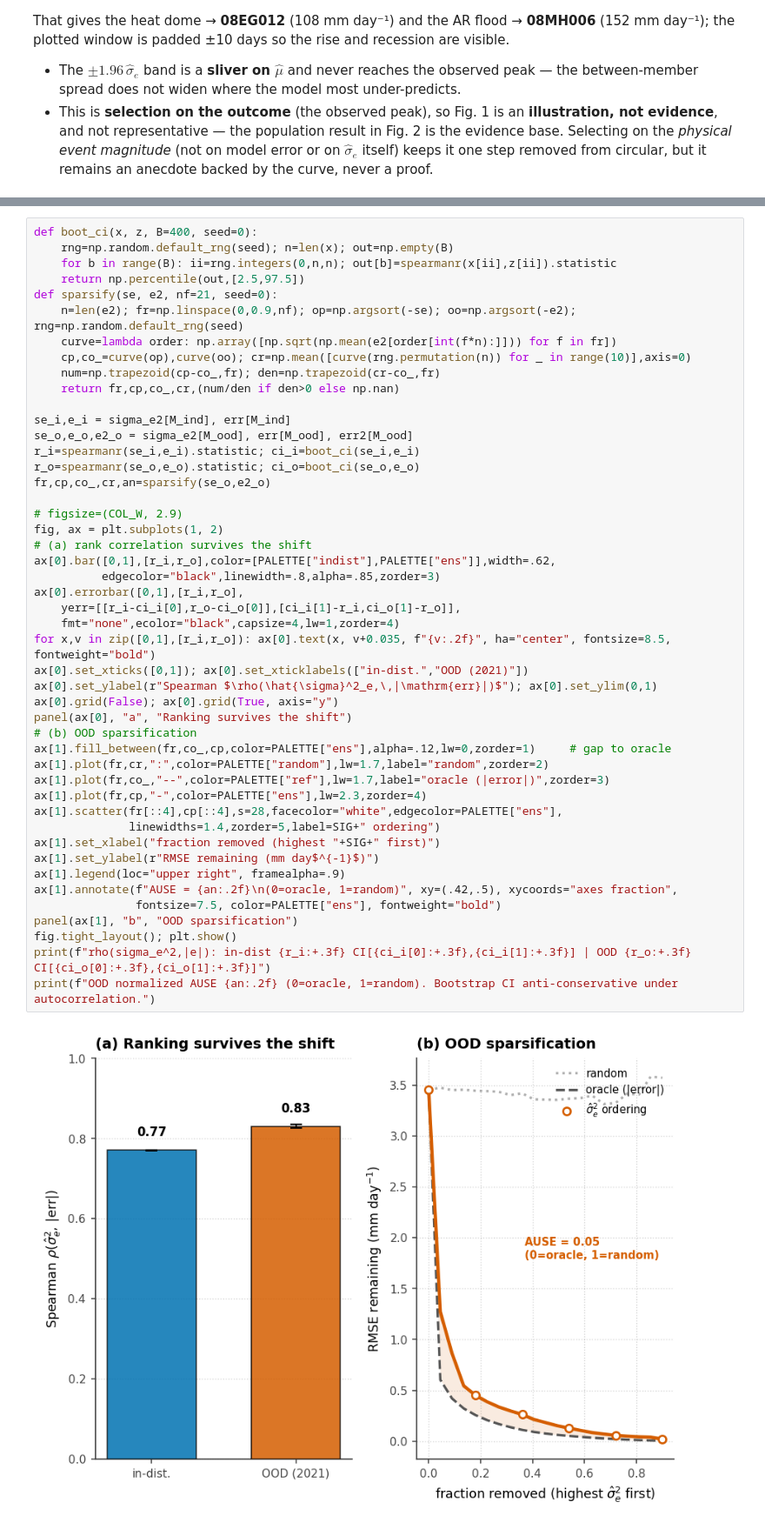
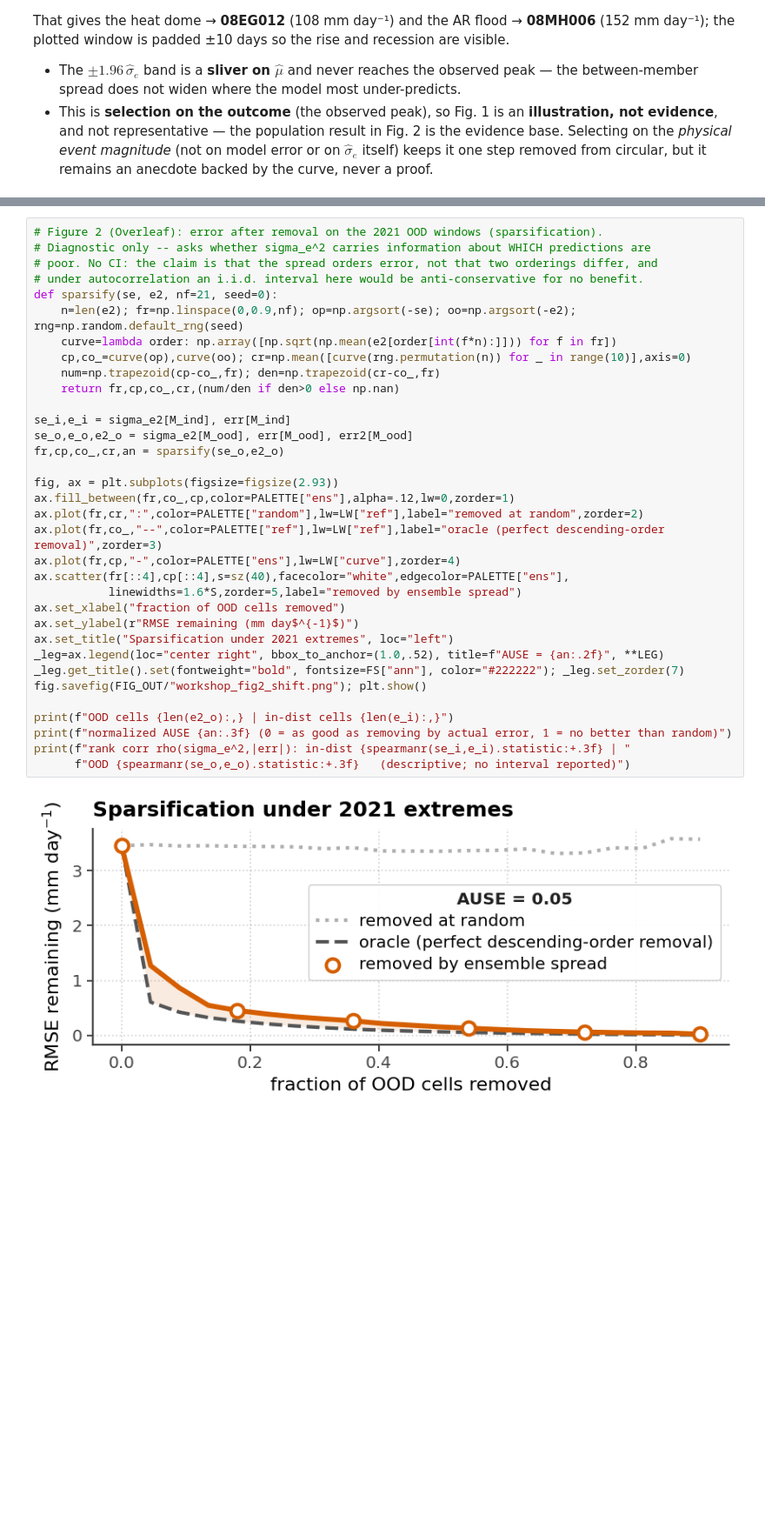
Before and after one commit to TWilson05/EA-LSTM-Streamflow, a Jupyter notebook: notebooks/workshop_figures.ipynb, the cells around one changed output, grey strips where cells are left out. Shown at 87% size. Cells and saved outputs as stored; diff of their text form; blank space fills up the shorter version.

```diff
--- a/notebooks/workshop_figures.ipynb
+++ b/notebooks/workshop_figures.ipynb
@@ -192,49 +311,36 @@ all 269 basins, test period; n per decile 68,359-101,657
 # %%
-def boot_ci(x, z, B=400, seed=0):
-    rng=np.random.default_rng(seed); n=len(x); out=np.empty(B)
-    for b in range(B): ii=rng.integers(0,n,n); out[b]=spearmanr(x[ii],z[ii]).statistic
-    return np.percentile(out,[2.5,97.5])
+# Figure 2 (Overleaf): error after removal on the 2021 OOD windows (sparsification).
+# Diagnostic only -- asks whether sigma_e^2 carries information about WHICH predictions are
+# poor. No CI: the claim is that the spread orders error, not that two orderings differ, and
+# under autocorrelation an i.i.d. interval here would be anti-conservative for no benefit.
 def sparsify(se, e2, nf=21, seed=0):
     n=len(e2); fr=np.linspace(0,0.9,nf); op=np.argsort(-se); oo=np.argsort(-e2); rng=np.random.default_rng(seed)
     curve=lambda order: np.array([np.sqrt(np.mean(e2[order[int(f*n):]])) for f in fr])
     cp,co_=curve(op),curve(oo); cr=np.mean([curve(rng.permutation(n)) for _ in range(10)],axis=0)
     num=np.trapezoid(cp-co_,fr); den=np.trapezoid(cr-co_,fr)
     return fr,cp,co_,cr,(num/den if den>0 else np.nan)
 
 se_i,e_i = sigma_e2[M_ind], err[M_ind]
 se_o,e_o,e2_o = sigma_e2[M_ood], err[M_ood], err2[M_ood]
-r_i=spearmanr(se_i,e_i).statistic; ci_i=boot_ci(se_i,e_i)
-r_o=spearmanr(se_o,e_o).statistic; ci_o=boot_ci(se_o,e_o)
-fr,cp,co_,cr,an=sparsify(se_o,e2_o)
+fr,cp,co_,cr,an = sparsify(se_o,e2_o)
 
-# figsize=(COL_W, 2.9)
-fig, ax = plt.subplots(1, 2)
-# (a) rank correlation survives the shift
-ax[0].bar([0,1],[r_i,r_o],color=[PALETTE["indist"],PALETTE["ens"]],width=.62,
-          edgecolor="black",linewidth=.8,alpha=.85,zorder=3)
-ax[0].errorbar([0,1],[r_i,r_o],
-    yerr=[[r_i-ci_i[0],r_o-ci_o[0]],[ci_i[1]-r_i,ci_o[1]-r_o]],
-    fmt="none",ecolor="black",capsize=4,lw=1,zorder=4)
-for x,v in zip([0,1],[r_i,r_o]): ax[0].text(x, v+0.035, f"{v:.2f}", ha="center", fontsize=8.5, fontweight="bold")
-ax[0].set_xticks([0,1]); ax[0].set_xticklabels(["in-dist.","OOD (2021)"])
-ax[0].set_ylabel(r"Spearman $\rho(\hat{\sigma}^2_e,\,|\mathrm{err}|)$"); ax[0].set_ylim(0,1)
-ax[0].grid(False); ax[0].grid(True, axis="y")
-panel(ax[0], "a", "Ranking survives the shift")
-# (b) OOD sparsification
-ax[1].fill_between(fr,co_,cp,color=PALETTE["ens"],alpha=.12,lw=0,zorder=1)     # gap to oracle
-ax[1].plot(fr,cr,":",color=PALETTE["random"],lw=1.7,label="random",zorder=2)
-ax[1].plot(fr,co_,"--",color=PALETTE["ref"],lw=1.7,label="oracle (|error|)",zorder=3)
-ax[1].plot(fr,cp,"-",color=PALETTE["ens"],lw=2.3,zorder=4)
-ax[1].scatter(fr[::4],cp[::4],s=28,facecolor="white",edgecolor=PALETTE["ens"],
-              linewidths=1.4,zorder=5,label=SIG+" ordering")
-ax[1].set_xlabel("fraction removed (highest "+SIG+" first)")
-ax[1].set_ylabel(r"RMSE remaining (mm day$^{-1}$)")
-ax[1].legend(loc="upper right", framealpha=.9)
-ax[1].annotate(f"AUSE = {an:.2f}\n(0=oracle, 1=random)", xy=(.42,.5), xycoords="axes fraction",
-               fontsize=7.5, color=PALETTE["ens"], fontweight="bold")
-panel(ax[1], "b", "OOD sparsification")
-fig.tight_layout(); plt.show()
-print(f"rho(sigma_e^2,|e|): in-dist {r_i:+.3f} CI[{ci_i[0]:+.3f},{ci_i[1]:+.3f}] | OOD {r_o:+.3f} CI[{ci_o[0]:+.3f},{ci_o[1]:+.3f}]")
-print(f"OOD normalized AUSE {an:.2f} (0=oracle, 1=random). Bootstrap CI anti-conservative under autocorrelation.")
+fig, ax = plt.subplots(figsize=figsize(2.93))
+ax.fill_between(fr,co_,cp,color=PALETTE["ens"],alpha=.12,lw=0,zorder=1)
+ax.plot(fr,cr,":",color=PALETTE["random"],lw=LW["ref"],label="removed at random",zorder=2)
+ax.plot(fr,co_,"--",color=PALETTE["ref"],lw=LW["ref"],label="oracle (perfect descending-order removal)",zorder=3)
+ax.plot(fr,cp,"-",color=PALETTE["ens"],lw=LW["curve"],zorder=4)
+ax.scatter(fr[::4],cp[::4],s=sz(40),facecolor="white",edgecolor=PALETTE["ens"],
+           linewidths=1.6*S,zorder=5,label="removed by ensemble spread")
+ax.set_xlabel("fraction of OOD cells removed")
+ax.set_ylabel(r"RMSE remaining (mm day$^{-1}$)")
+ax.set_title("Sparsification under 2021 extremes", loc="left")
+_leg=ax.legend(loc="center right", bbox_to_anchor=(1.0,.52), title=f"AUSE = {an:.2f}", **LEG)
+_leg.get_title().set(fontweight="bold", fontsize=FS["ann"], color="#222222"); _leg.set_zorder(7)
+fig.savefig(FIG_OUT/"workshop_fig2_shift.png"); plt.show()
+
+print(f"OOD cells {len(e2_o):,} | in-dist cells {len(e_i):,}")
+print(f"normalized AUSE {an:.3f} (0 = as good as removing by actual error, 1 = no better than random)")
+print(f"rank corr rho(sigma_e^2,|err|): in-dist {spearmanr(se_i,e_i).statistic:+.3f} | "
+      f"OOD {spearmanr(se_o,e_o).statistic:+.3f}   (descriptive; no interval reported)")
 # %% [output]
-[figure, old version]
+[figure, new version]
```
Also changed, not shown: parts of 14 cells of this notebook.
